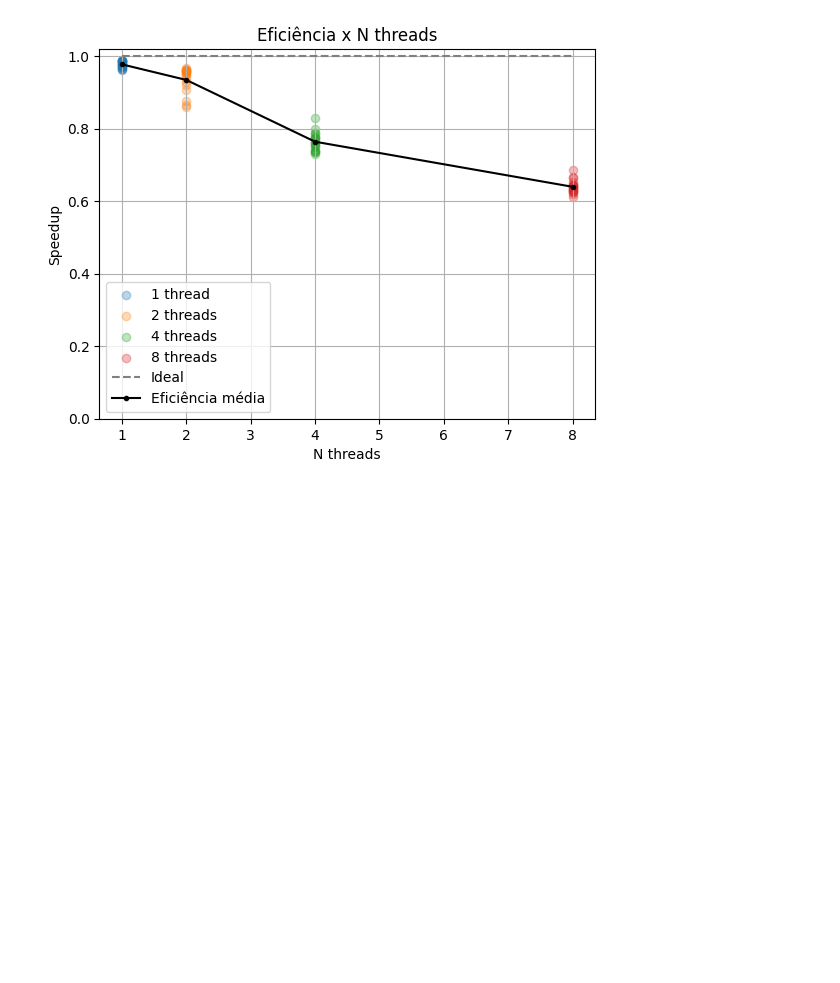
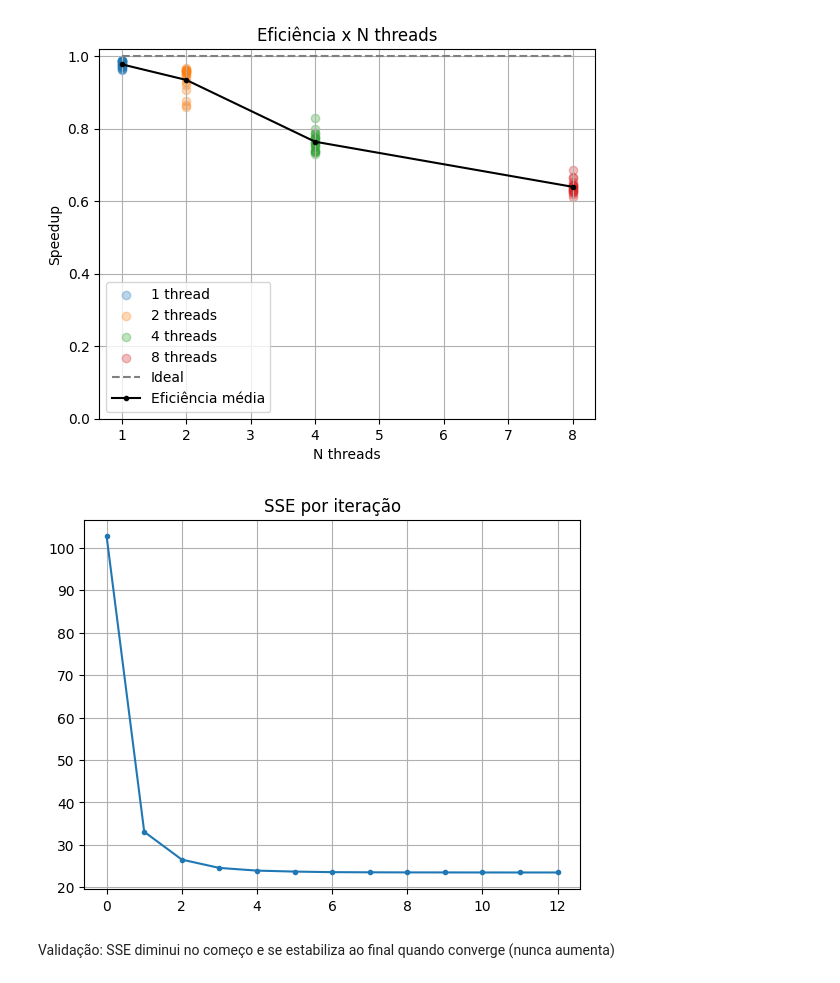
Before and after one commit to tiagoizumi/kmeans-pcd, a Jupyter notebook: Etapa 1/resultados_graficos.ipynb, the cells around one changed output. Drawn from its saved outputs; the diff is of its cells as text; code cells hidden in the pictures; blank space fills up the shorter version.

```diff
--- a/Etapa 1/resultados_graficos.ipynb
+++ b/Etapa 1/resultados_graficos.ipynb
@@ -92,3 +92,14 @@ plt.legend()
 plt.show()
 # %% [output]
 [figure]
+# %%
+sse = pd.read_csv("sse.csv")
+
+plt.plot(range(len(sse)), sse["sse"], marker=".")
+plt.grid()
+plt.title("SSE por iteração")
+plt.show()
+# %% [output]
+[figure, added]
+# %% [markdown]
+Validação: SSE diminui no começo e se estabiliza ao final quando converge (nunca aumenta)
```
Also changed, not shown: 5 other files.
